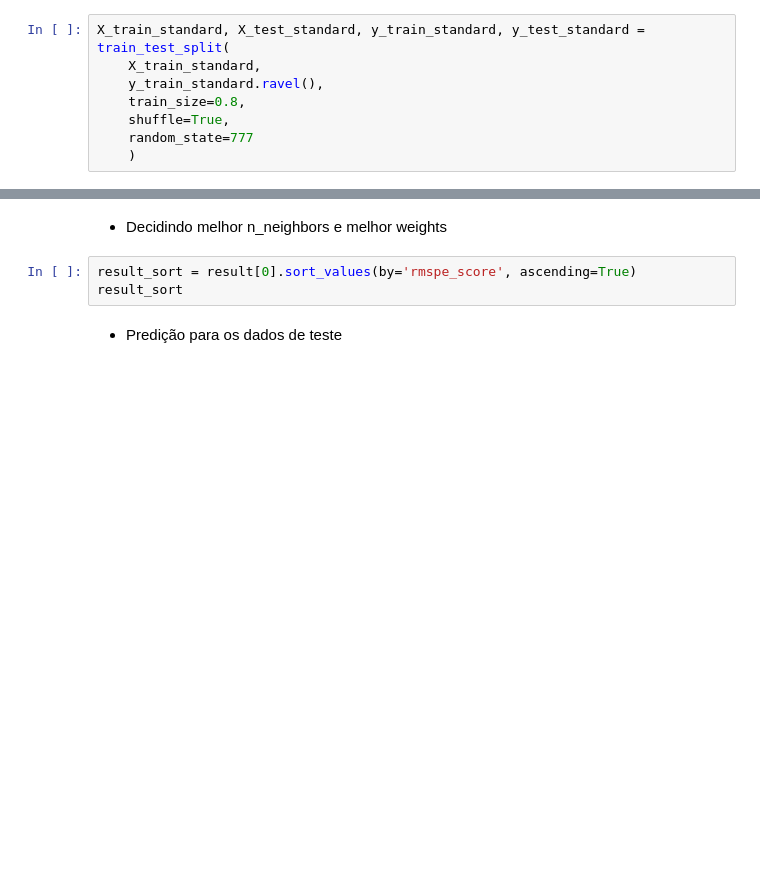
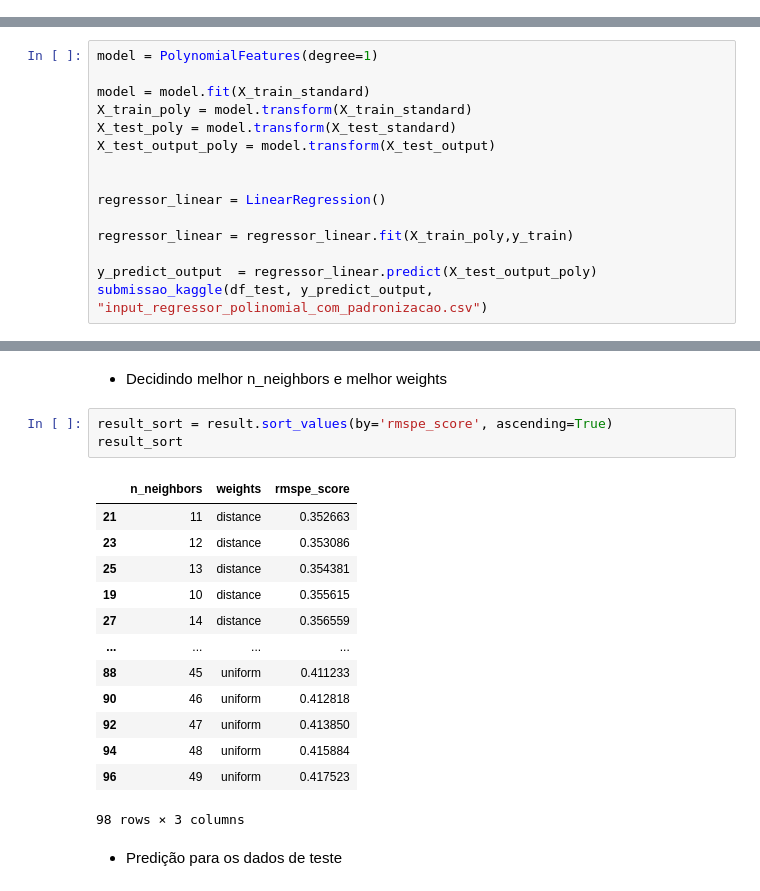
Before and after one commit to AmandaACLucio/Machine_Learning, a Jupyter notebook: Trabalho 2 - Regressor/modelo_regressor.ipynb, the cells around one changed output, grey strips where cells are left out. Drawn from its saved outputs; the diff is of its cells as text; blank space fills up the shorter version.

```diff
--- a/Trabalho 2 - Regressor/modelo_regressor.ipynb
+++ b/Trabalho 2 - Regressor/modelo_regressor.ipynb
@@ -533,11 +533,3 @@ scaler.fit(X_train)
 
 X_train_standard = scaler.transform(X_train)
 X_test_standard = scaler.transform(X_test)
-# %%
-X_train_standard, X_test_standard, y_train_standard, y_test_standard = train_test_split(
-    X_train_standard,
-    y_train_standard.ravel(),
-    train_size=0.8,
-    shuffle=True,
-    random_state=777
-    )
@@ -667,3 +681,18 @@ submissao_kaggle(df_test, y_predict_output, "input_regressor_polinomial_sem_padr
+# %%
+model = PolynomialFeatures(degree=1)
+
+model = model.fit(X_train_standard)
+X_train_poly = model.transform(X_train_standard)
+X_test_poly = model.transform(X_test_standard)
+X_test_output_poly = model.transform(X_test_output)
+
+
+regressor_linear = LinearRegression()
+
+regressor_linear = regressor_linear.fit(X_train_poly,y_train)
+
+y_predict_output  = regressor_linear.predict(X_test_output_poly)
+submissao_kaggle(df_test, y_predict_output, "input_regressor_polinomial_com_padronizacao.csv")
 # %% [markdown]
 #### KNN
 # %% [markdown]
@@ -708,8 +737,22 @@ result = regressorKNN(X_train, y_train, X_test, y_test)
 # %% [markdown]
 - Decidindo melhor n_neighbors e melhor weights
 # %%
-result_sort = result[0].sort_values(by='rmspe_score', ascending=True)
+result_sort = result.sort_values(by='rmspe_score', ascending=True)
 result_sort
+# %% [output]
+|  | n_neighbors | weights | rmspe_score |
+| 21 | 11 | distance | 0.352663 |
+| 23 | 12 | distance | 0.353086 |
+| 25 | 13 | distance | 0.354381 |
+| 19 | 10 | distance | 0.355615 |
+| 27 | 14 | distance | 0.356559 |
+| ... | ... | ... | ... |
+| 88 | 45 | uniform | 0.411233 |
+| 90 | 46 | uniform | 0.412818 |
+| 92 | 47 | uniform | 0.413850 |
+| 94 | 48 | uniform | 0.415884 |
+| 96 | 49 | uniform | 0.417523 |
+98 rows × 3 columns
 # %% [markdown]
 - Predição para os dados de teste
 # %%
```
Also changed, not shown: parts of 24 cells of this notebook, 10 other files.
